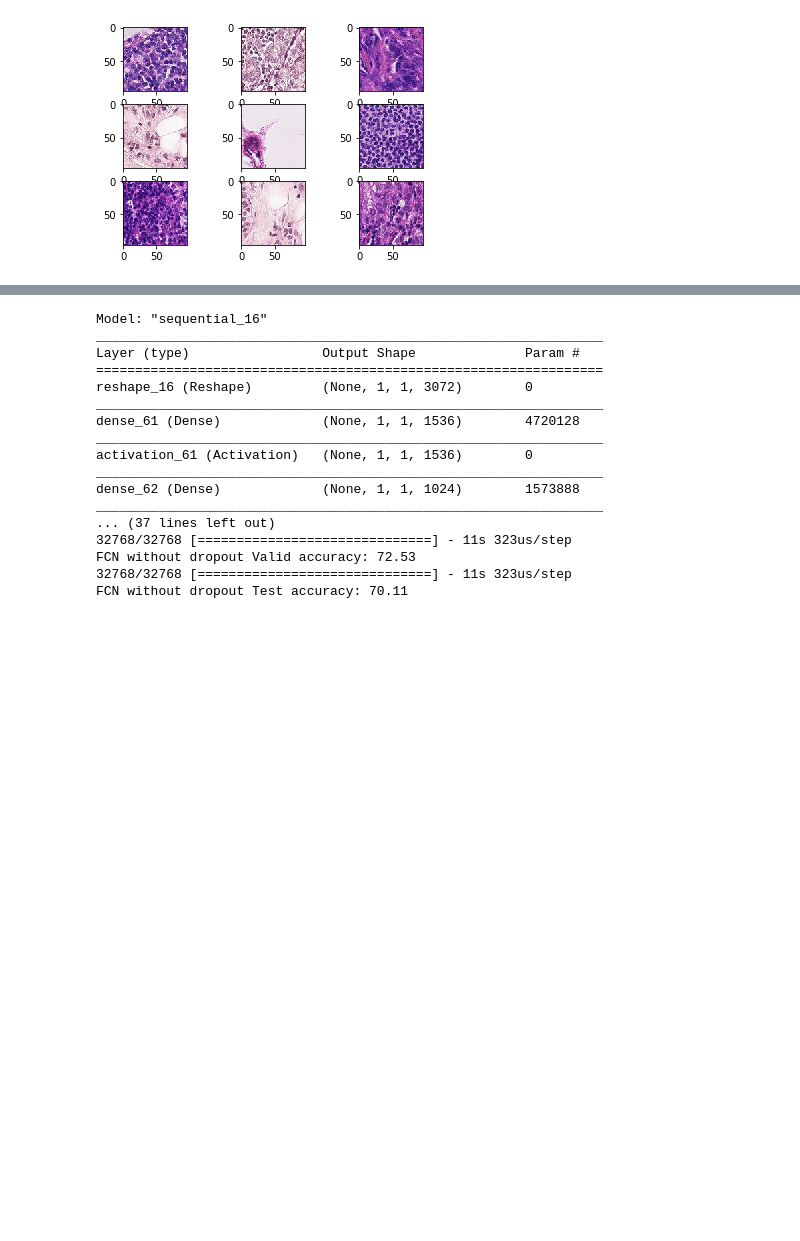
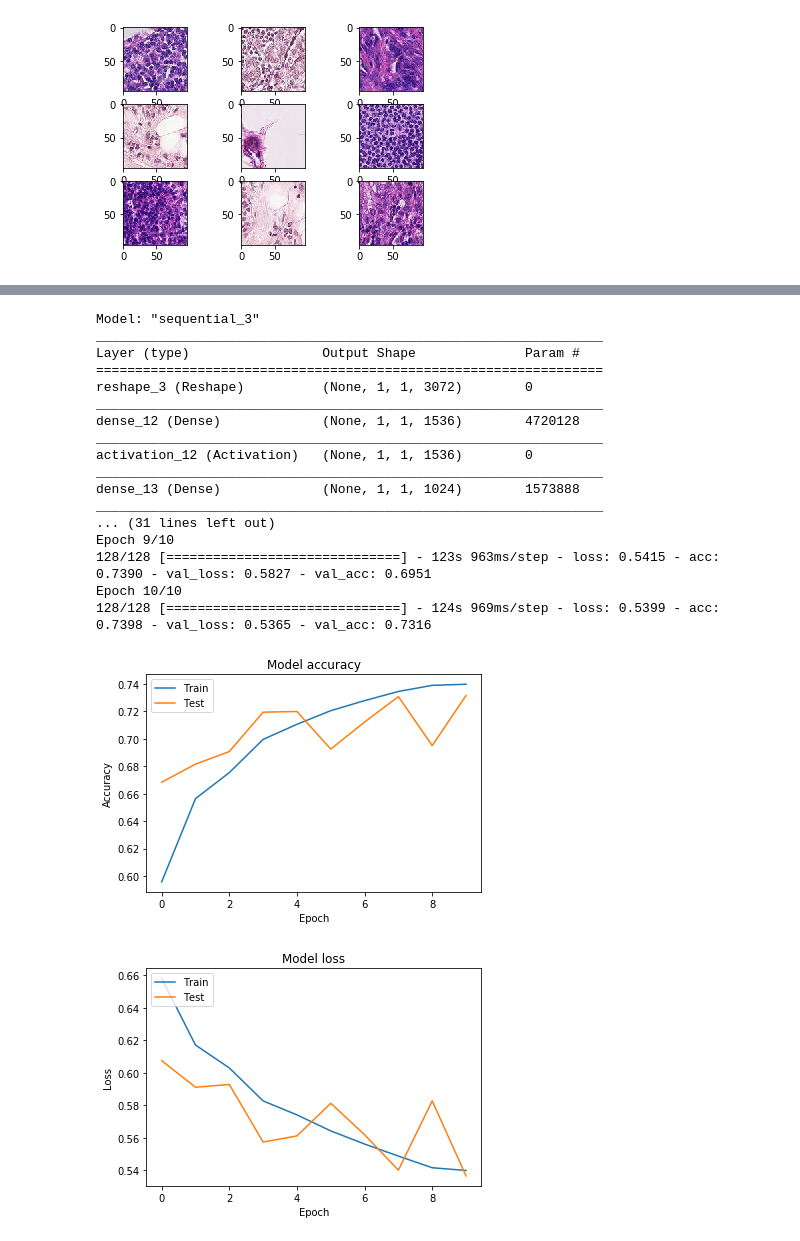
Before and after one commit to allnes/pcam_train, a Jupyter notebook: pcam_fcn.ipynb, the cells around one changed output, grey strips where cells are left out. Saved outputs shown, nothing was run; the diff lists cells and outputs as text; code cells hidden in the pictures; blank space fills up the shorter version.

```diff
--- a/pcam_fcn.ipynb
+++ b/pcam_fcn.ipynb
@@ -225,50 +357,70 @@ model = Sequential([
     Activation('sigmoid'),
     # ---------------------------------------------------------#
 ])
-# model.build((len(x_train), 96, 96, 3))
+
 model.summary()
 model.compile(loss='binary_crossentropy', optimizer='sgd', metrics = ['accuracy'])
 
-batch_size = 1024
+batch_size = 2048
 
 datagen = ImageDataGenerator(
               preprocessing_function=lambda x: x/255.,
               width_shift_range=2,   # randomly shift images horizontally
               height_shift_range=2,  # randomly shift images vertically
               horizontal_flip=True,  # randomly flip images
               vertical_flip=True)    # randomly flip images
 
-model.fit_generator(
+history = model.fit_generator(
     datagen.flow(x_train, y_train, batch_size=batch_size),
     steps_per_epoch=len(x_train) // batch_size,
     epochs=10,
     shuffle='batch',
     validation_data=datagen.flow(x_valid, y_valid, batch_size=batch_size),
     use_multiprocessing=True)
+
+# Plot training & validation accuracy values
+plt.plot(history.history['acc'])
+plt.plot(history.history['val_acc'])
+plt.title('Model accuracy')
+plt.ylabel('Accuracy')
+plt.xlabel('Epoch')
+plt.legend(['Train', 'Test'], loc='upper left')
+plt.show()
+
+# Plot training & validation loss values
+plt.plot(history.history['loss'])
+plt.plot(history.history['val_loss'])
+plt.title('Model loss')
+plt.ylabel('Loss')
+plt.xlabel('Epoch')
+plt.legend(['Train', 'Test'], loc='upper left')
+plt.show()
 
 _, accuracy = model.evaluate(x_train, y_train)
 print(name_model + ' Train accuracy: %.2f' % (accuracy * 100))
 
 _, accuracy = model.evaluate(x_valid, y_valid)
 print(name_model + ' Valid accuracy: %.2f' % (accuracy * 100))
 
 _, accuracy = model.evaluate(x_test, y_test)
 print(name_model + ' Test accuracy: %.2f' % (accuracy * 100))
 # %% [output]
-Model: "sequential_16"
+Model: "sequential_3"
 _________________________________________________________________
 Layer (type)                 Output Shape              Param #
 =================================================================
-reshape_16 (Reshape)         (None, 1, 1, 3072)        0
+reshape_3 (Reshape)          (None, 1, 1, 3072)        0
 _________________________________________________________________
-dense_61 (Dense)             (None, 1, 1, 1536)        4720128
+dense_12 (Dense)             (None, 1, 1, 1536)        4720128
 _________________________________________________________________
-activation_61 (Activation)   (None, 1, 1, 1536)        0
+activation_12 (Activation)   (None, 1, 1, 1536)        0
 _________________________________________________________________
-dense_62 (Dense)             (None, 1, 1, 1024)        1573888
+dense_13 (Dense)             (None, 1, 1, 1024)        1573888
 _________________________________________________________________
-... (37 lines left out)
-32768/32768 [==============================] - 11s 323us/step
-FCN without dropout Valid accuracy: 72.53
-32768/32768 [==============================] - 11s 323us/step
-FCN without dropout Test accuracy: 70.11
+... (31 lines left out)
+Epoch 9/10
+128/128 [==============================] - 123s 963ms/step - loss: 0.5415 - acc: 0.7390 - val_loss: 0.5827 - val_acc: 0.6951
+Epoch 10/10
+128/128 [==============================] - 124s 969ms/step - loss: 0.5399 - acc: 0.7398 - val_loss: 0.5365 - val_acc: 0.7316
+[figure, added]
+[figure, added]
```
Also changed, not shown: parts of 6 cells of this notebook.
